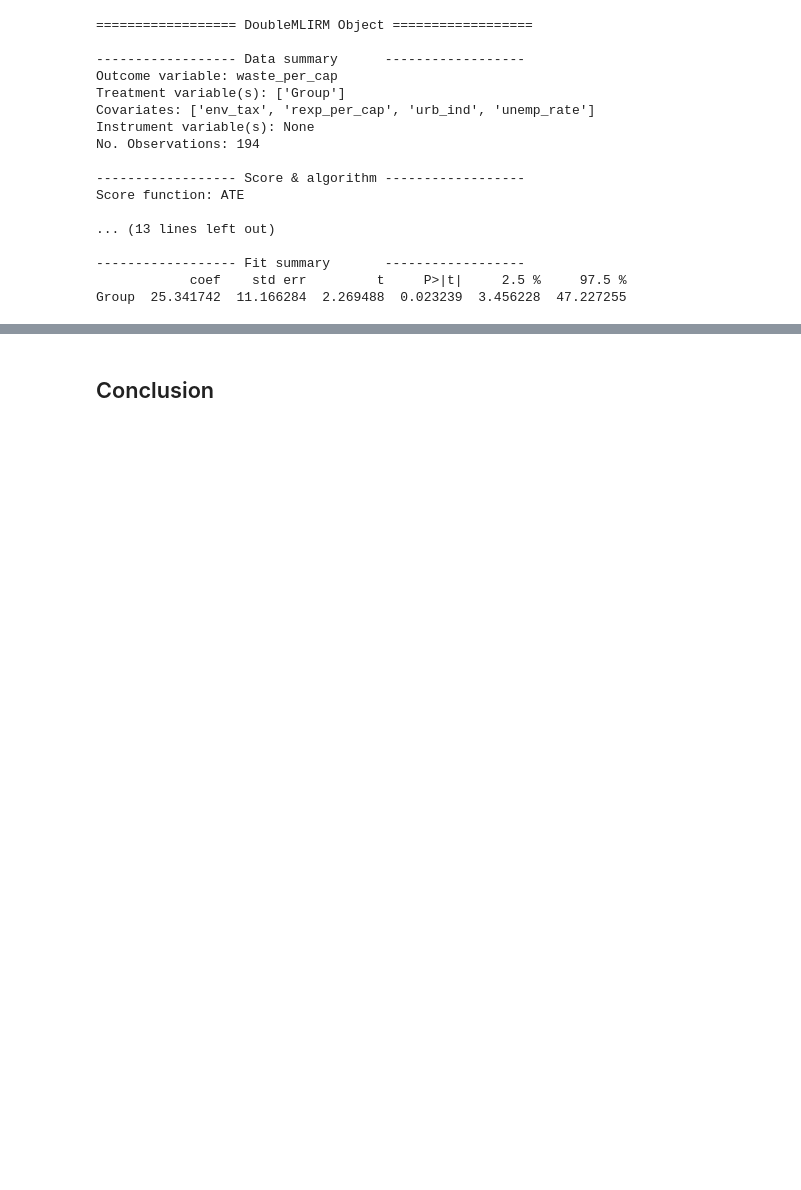
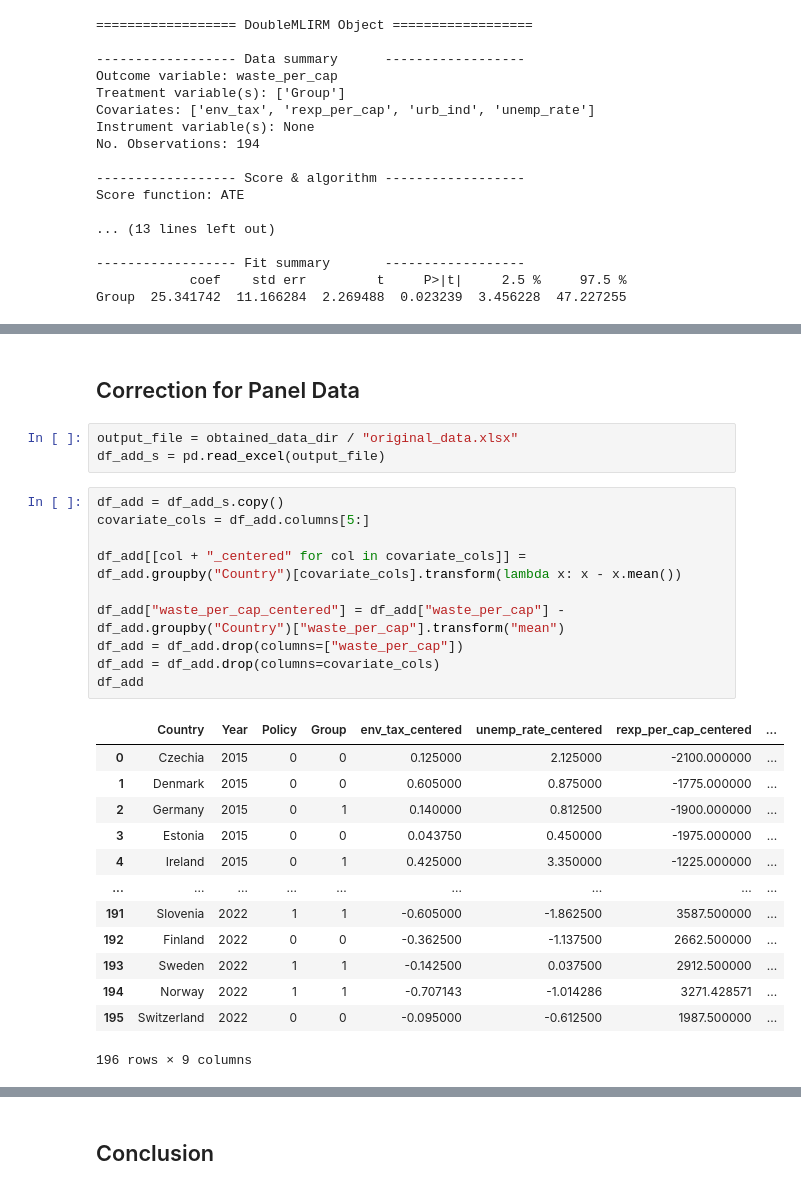
Before and after one commit to anntis/RM-project, a Jupyter notebook: rm_project.ipynb, the cells around one changed output, grey strips where cells are left out. Cells and saved outputs as stored; diff of their text form; blank space fills up the shorter version.

```diff
--- a/rm_project.ipynb
+++ b/rm_project.ipynb
@@ -731,0 +842,29 @@ Group  25.341742  11.166284  2.269488  0.023239  3.456228  47.227255
+# %% [markdown]
+## Correction for Panel Data
+# %%
+output_file = obtained_data_dir / "original_data.xlsx"
+df_add_s = pd.read_excel(output_file)
+# %%
+df_add = df_add_s.copy()
+covariate_cols = df_add.columns[5:]
+
+df_add[[col + "_centered" for col in covariate_cols]] = df_add.groupby("Country")[covariate_cols].transform(lambda x: x - x.mean())
+
+df_add["waste_per_cap_centered"] = df_add["waste_per_cap"] - df_add.groupby("Country")["waste_per_cap"].transform("mean")
+df_add = df_add.drop(columns=["waste_per_cap"])
+df_add = df_add.drop(columns=covariate_cols)
+df_add
+# %% [output]
+|  | Country | Year | Policy | Group | env_tax_centered | unemp_rate_centered | rexp_per_cap_centered | ... |
+| 0 | Czechia | 2015 | 0 | 0 | 0.125000 | 2.125000 | -2100.000000 | ... |
+| 1 | Denmark | 2015 | 0 | 0 | 0.605000 | 0.875000 | -1775.000000 | ... |
+| 2 | Germany | 2015 | 0 | 1 | 0.140000 | 0.812500 | -1900.000000 | ... |
+| 3 | Estonia | 2015 | 0 | 0 | 0.043750 | 0.450000 | -1975.000000 | ... |
+| 4 | Ireland | 2015 | 0 | 1 | 0.425000 | 3.350000 | -1225.000000 | ... |
+| ... | ... | ... | ... | ... | ... | ... | ... | ... |
+| 191 | Slovenia | 2022 | 1 | 1 | -0.605000 | -1.862500 | 3587.500000 | ... |
+| 192 | Finland | 2022 | 0 | 0 | -0.362500 | -1.137500 | 2662.500000 | ... |
+| 193 | Sweden | 2022 | 1 | 1 | -0.142500 | 0.037500 | 2912.500000 | ... |
+| 194 | Norway | 2022 | 1 | 1 | -0.707143 | -1.014286 | 3271.428571 | ... |
+| 195 | Switzerland | 2022 | 0 | 0 | -0.095000 | -0.612500 | 1987.500000 | ... |
+196 rows × 9 columns
```
Also changed, not shown: parts of 16 cells of this notebook, 1 other file.
